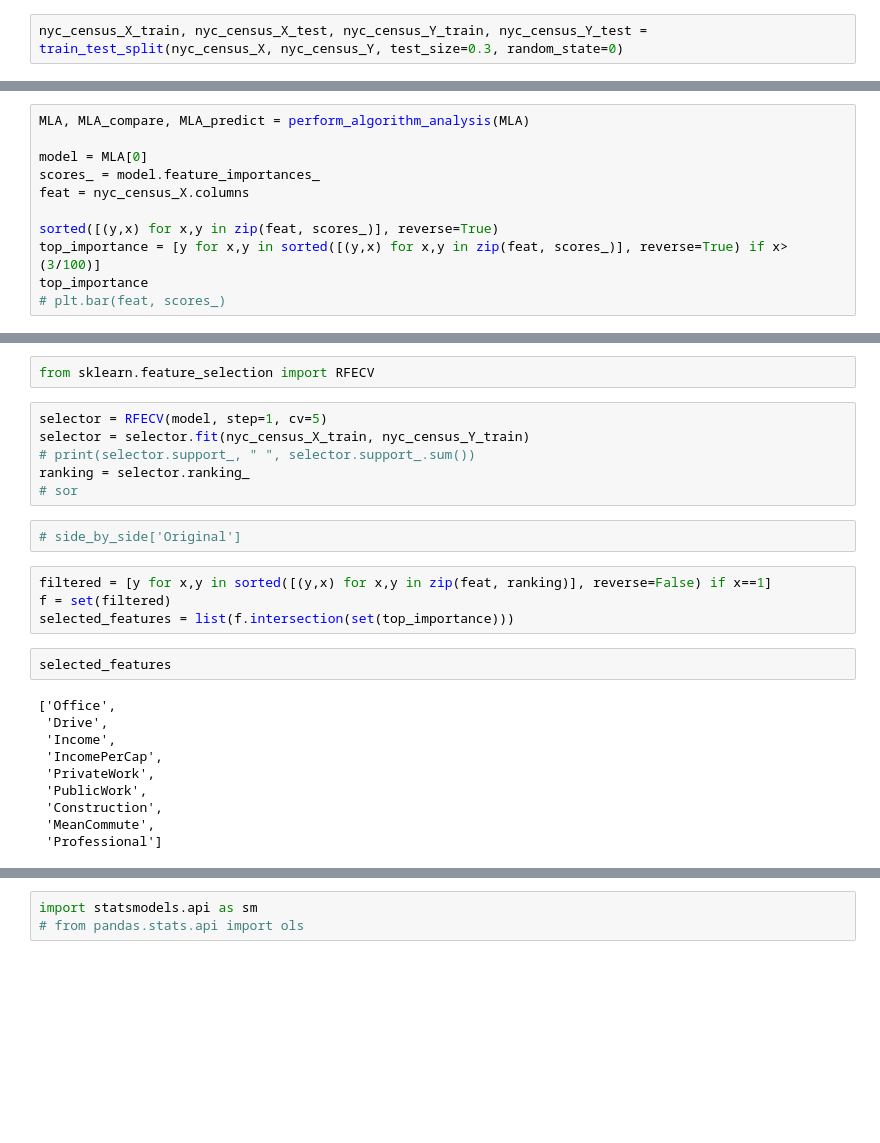
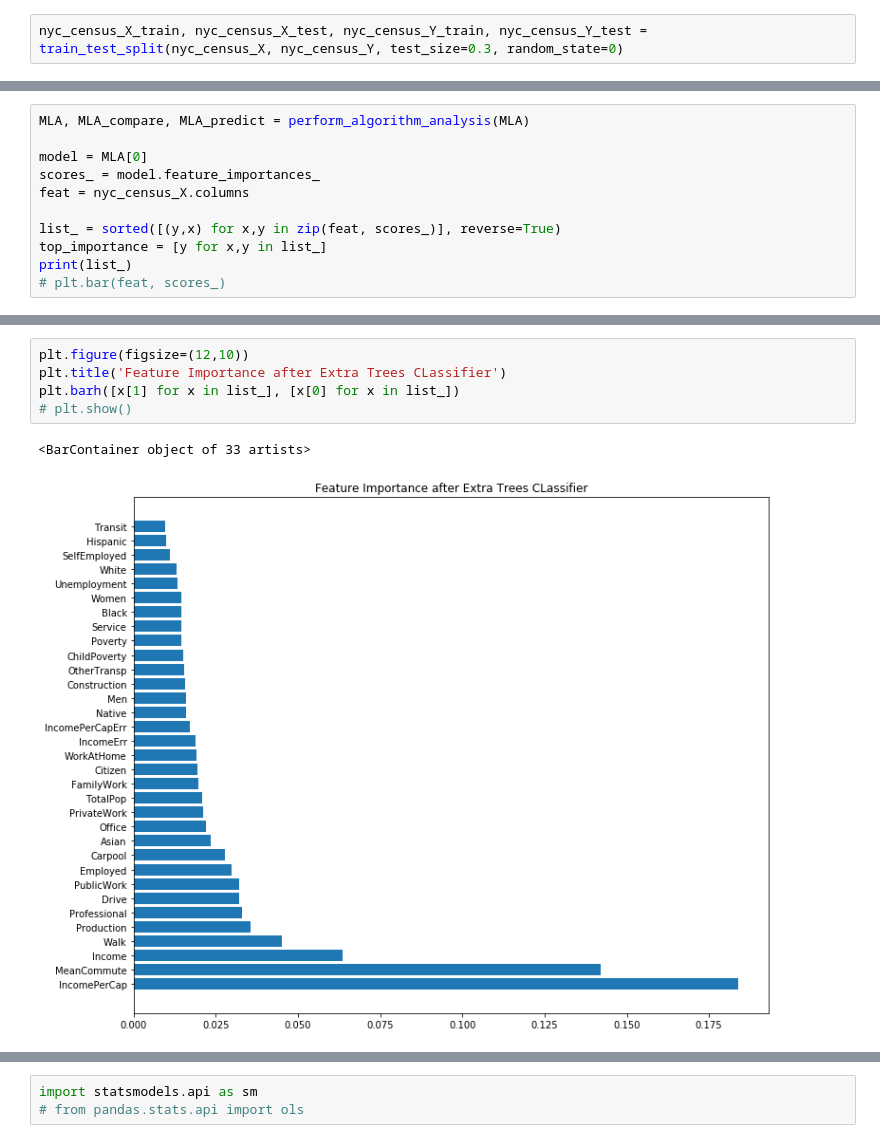
Before and after one commit to vishal11582285/Kaggle, a Jupyter notebook: NYC Prediction/Rang_NYC_Prediction.ipynb, the cells around one changed output, grey strips where cells are left out. Saved outputs shown, nothing was run; the diff lists cells and outputs as text; blank space fills up the shorter version.

```diff
--- a/NYC Prediction/Rang_NYC_Prediction.ipynb
+++ b/NYC Prediction/Rang_NYC_Prediction.ipynb
@@ -423,8 +438,8 @@ model = MLA[0]
 scores_ = model.feature_importances_
 feat = nyc_census_X.columns
 
-sorted([(y,x) for x,y in zip(feat, scores_)], reverse=True)
-top_importance = [y for x,y in sorted([(y,x) for x,y in zip(feat, scores_)], reverse=True) if x>(3/100)]
-top_importance
+list_ = sorted([(y,x) for x,y in zip(feat, scores_)], reverse=True)
+top_importance = [y for x,y in list_]
+print(list_)
 # plt.bar(feat, scores_)
 # %% [output]
@@ -446,28 +447,10 @@ top_importance
-# %%
-from sklearn.feature_selection import RFECV
-# %%
-selector = RFECV(model, step=1, cv=5)
-selector = selector.fit(nyc_census_X_train, nyc_census_Y_train)
-# print(selector.support_, " ", selector.support_.sum())
-ranking = selector.ranking_
-# sor
-# %%
-# side_by_side['Original']
-# %%
-filtered = [y for x,y in sorted([(y,x) for x,y in zip(feat, ranking)], reverse=False) if x==1]
-f = set(filtered)
-selected_features = list(f.intersection(set(top_importance)))
-# %%
-selected_features
-# %% [output]
-['Office',
- 'Drive',
- 'Income',
- 'IncomePerCap',
- 'PrivateWork',
- 'PublicWork',
- 'Construction',
- 'MeanCommute',
- 'Professional']
+# %%
+plt.figure(figsize=(12,10))
+plt.title('Feature Importance after Extra Trees CLassifier')
+plt.barh([x[1] for x in list_], [x[0] for x in list_])
+# plt.show()
+# %% [output]
+<BarContainer object of 33 artists>
+[figure, added]
 # %%
 #Machine Learning Algorithm (MLA) Selection and Initialization
```
Also changed, not shown: parts of 35 cells of this notebook, 1 other file.
